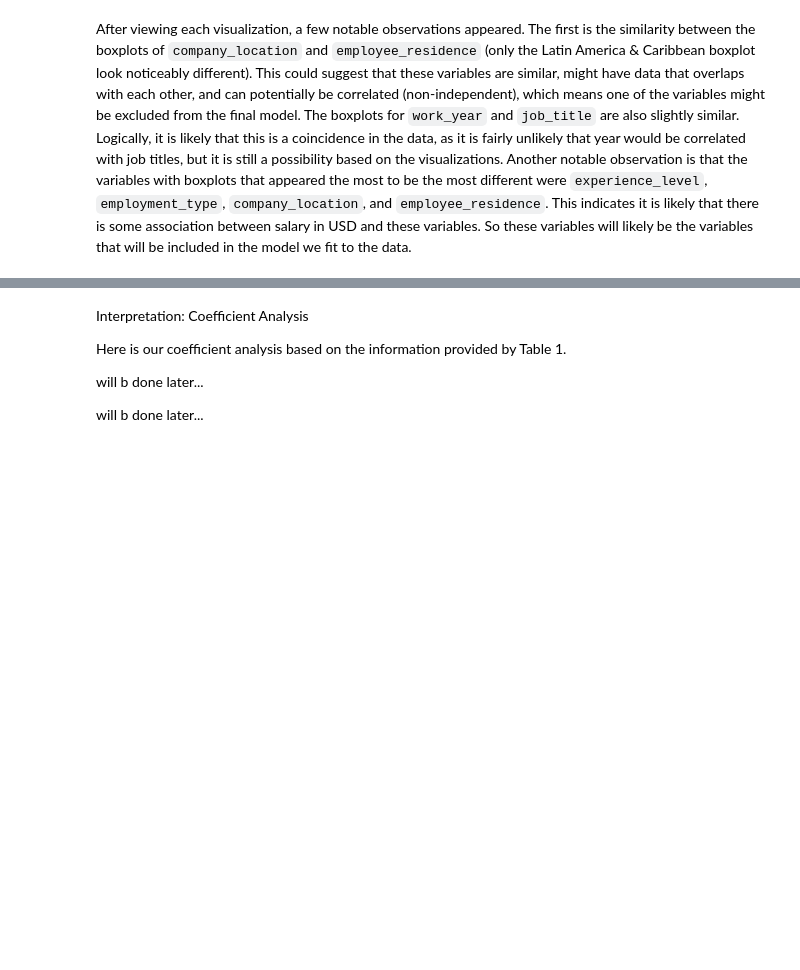
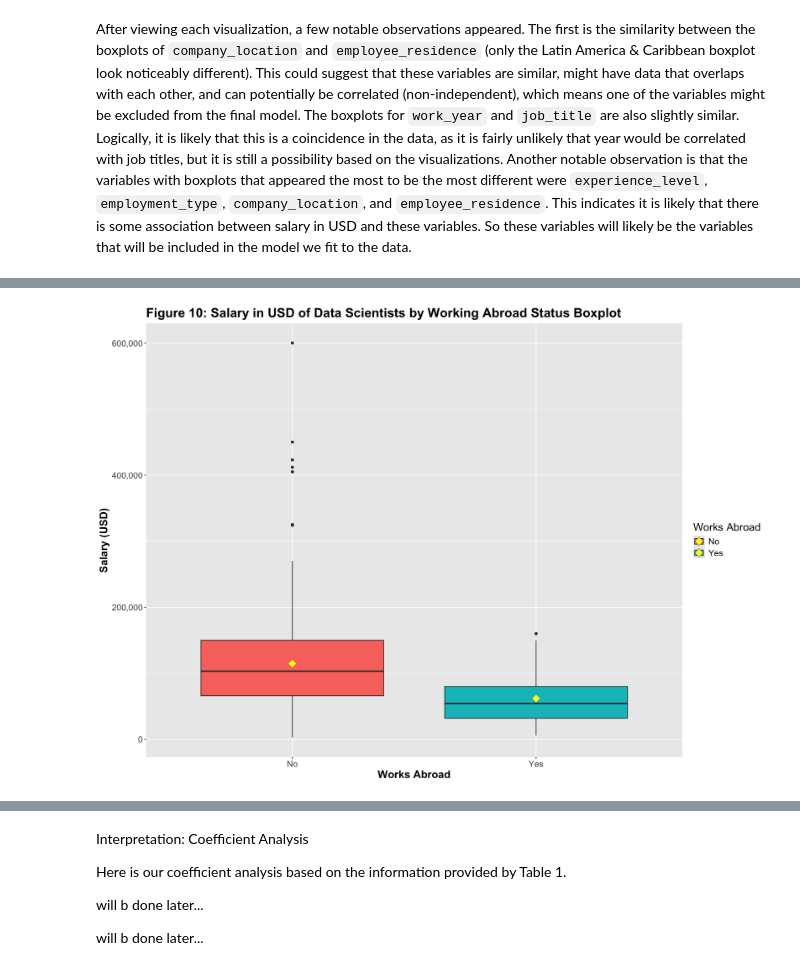
Before and after one commit to 1zhoueri/stat-301-project, a Jupyter notebook: Group_Project.ipynb, the cells around one changed output, grey strips where cells are left out. Drawn from its saved outputs; the diff is of its cells as text; code cells hidden in the pictures; blank space fills up the shorter version.

```diff
--- a/Group_Project.ipynb
+++ b/Group_Project.ipynb
@@ -518,0 +556,24 @@ After viewing each visualization, a few notable observations appeared. The first
+# %%
+# Boxplot for salary in USD and working abroad status. A point is added indicating the mean.
+salary_in_company_size_boxplots <- ds_salaries_train |>
+    ggplot() +
+    geom_boxplot(aes(x = works_abroad, y = salary_in_usd, fill = works_abroad)) +
+    labs(x = "Works Abroad",
+         y = "Salary (USD)",
+         title = "Figure 10: Salary in USD of Data Scientists by Working Abroad Status Boxplot",
+         fill = "Works Abroad") +
+    stat_summary(aes(x = works_abroad, y = salary_in_usd, fill = works_abroad),
+        fun = "mean",
+        colour = "yellow",
+        geom = "point",
+        shape = 18,
+        size = 5) +
+    scale_y_continuous(labels = label_comma()) +
+    scale_fill_hue(labels = c("No", "Yes")) +
+    theme(text = element_text(size = 16),
+          plot.title = element_text(face = "bold"),
+          axis.title = element_text(face = "bold", size = 16))
+
+salary_in_company_size_boxplots
+# %% [output]
+[figure, added]
```
Also changed, not shown: parts of 15 cells of this notebook.
